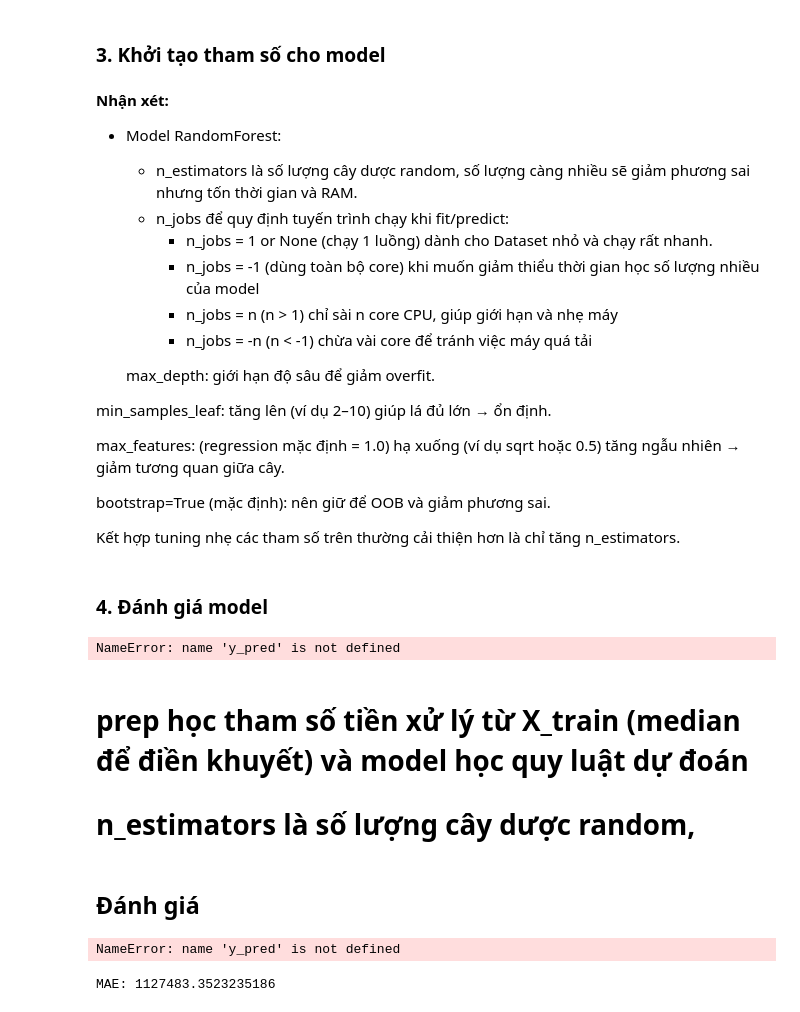
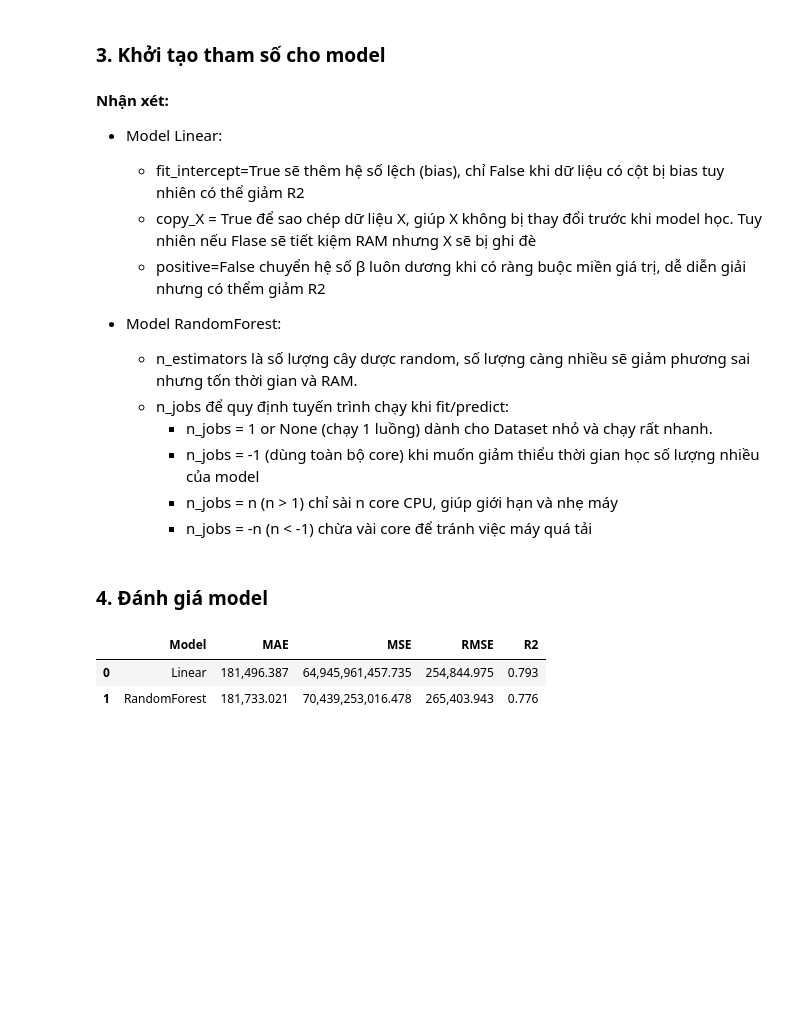
Before and after one commit to aquattda/ML_04, a Jupyter notebook: ML/Supervised/Regression/linear_regression.ipynb, the cells around one changed output. Cells and saved outputs as stored; diff of their text form; code cells hidden in the pictures; blank space fills up the shorter version.

```diff
--- a/ML/Supervised/Regression/linear_regression.ipynb
+++ b/ML/Supervised/Regression/linear_regression.ipynb
@@ -292,20 +317,23 @@ Name: Price, dtype: float64
 # %%
 from sklearn.linear_model import LinearRegression # model Linear
 from sklearn.ensemble import RandomForestRegressor # model RandomForest
-from sklearn.svm import SVR # model support vector machine
 
 # tạo pipline đóng gói toàn bộ model
 def make_pipe(model):
     return Pipeline([("prep", preprocess), ("model", model)]) # prep học tham số tiền xử lý từ X_train (median để điền khuyết) và model học quy luật dự đoán
 
-# cài đặt parameter cho model
+# cài đặt parameter cho model,
 models = {
-    "Linear":       LinearRegression(),
-    "RandomForest": RandomForestRegressor(n_estimators=400, n_jobs=-1),
-    "SVR":          SVR(kernel="rbf", C=2.0, epsilon=0.1),
+    "Linear":       LinearRegression(fit_intercept=True, copy_X=False, positive=False),
+    "RandomForest": RandomForestRegressor(max_depth=3, n_jobs=-1, n_estimators= 300) #
 }
 # %% [markdown]
 **Nhận xét:**
+- Model Linear:
+    - fit_intercept=True sẽ thêm hệ số lệch (bias), chỉ False khi dữ liệu có cột bị bias tuy nhiên có thể giảm R2
+    - copy_X = True để sao chép dữ liệu X, giúp X không bị thay đổi trước khi model học. Tuy nhiên nếu Flase sẽ tiết kiệm RAM nhưng X sẽ bị ghi đè
+    - positive=False chuyển hệ số β luôn dương khi có ràng buộc miền giá trị, dễ diễn giải nhưng có thểm giảm R2
+
 - Model RandomForest:
     - n_estimators là số lượng cây dược random, số lượng càng nhiều sẽ giảm phương sai nhưng tốn thời gian và RAM.
     - n_jobs để quy định tuyến trình chạy khi fit/predict:
@@ -313,39 +341,35 @@ models = {
         - n_jobs = -1 (dùng toàn bộ core) khi muốn giảm thiểu thời gian học số lượng nhiều của model
         - n_jobs = n (n > 1) chỉ sài n core CPU, giúp giới hạn và nhẹ máy
         - n_jobs = -n (n < -1) chừa vài core để tránh việc máy quá tải
-
-
-
-
-    max_depth: giới hạn độ sâu để giảm overfit.
-
-min_samples_leaf: tăng lên (ví dụ 2–10) giúp lá đủ lớn → ổn định.
-
-max_features: (regression mặc định = 1.0) hạ xuống (ví dụ sqrt hoặc 0.5) tăng ngẫu nhiên → giảm tương quan giữa cây.
-
-bootstrap=True (mặc định): nên giữ để OOB và giảm phương sai.
-
-Kết hợp tuning nhẹ các tham số trên thường cải thiện hơn là chỉ tăng n_estimators.
 # %% [markdown]
 ### 4. Đánh giá model
 # %%
 from sklearn.metrics import mean_absolute_error, mean_squared_error, r2_score
-
+rows = []
 for name, mdl in models.items():
     pipe = make_pipe(mdl).fit(X_train, y_train) # train model
-    pred = pipe.predict(X_test) # kết quả sau khi train
+    y_pred = pipe.predict(X_test) # kết quả sau khi train
 
+    # Đánh giá
     mae = mean_absolute_error(y_test, y_pred) #y_test gia tri thuc, y_pre cho danh gia
     mse = mean_squared_error(y_test, y_pred) # loss model (*) > mae = dao ham () -> Xác định một biến nó tăng/ giảm ở một thời điểm nhất định
     rmse = np.sqrt(mse) # root mean square
-    r2 = r2_score(y_test, y_pred) #r2 = accuracy model (*) => Linear best
+    r2 = r2_score(y_test, y_pred)
 
-    rmse = np.sqrt(((pred - yte)**2).mean())
-    print(f"{name}: RMSE={rmse:,.0f}")
+    #
+    rows.append({
+    "Model": name,
+    "MAE": mae,
+    "MSE": mse,
+    "RMSE": rmse,
+    "R2": r2
+    })
+
+results_df = (pd.DataFrame(rows).loc[:, ["Model", "MAE", "MSE", "RMSE", "R2"]].sort_values("RMSE", ascending=True))
+# xuat
+with pd.option_context("display.float_format", lambda x: f"{x:,.3f}"):
+    display(results_df)
 # %% [output]
-NameError: name 'y_pred' is not defined
+|  | Model | MAE | MSE | RMSE | R2 |
+| 0 | Linear | 181,496.387 | 64,945,961,457.735 | 254,844.975 | 0.793 |
+| 1 | RandomForest | 181,733.021 | 70,439,253,016.478 | 265,403.943 | 0.776 |
-# %% [markdown]
-# prep học tham số tiền xử lý từ X_train (median để điền khuyết) và model học quy luật dự đoán
-# n_estimators là số lượng cây dược random,
-# %% [markdown]
-## **Đánh giá**
@@ -355,11 +375,0 @@ from sklearn.metrics import mean_absolute_error, mean_squared_error, r2_score
-# %%
-mae = mean_absolute_error(y_test, y_pred) #y_test gia tri thuc, y_pre cho danh gia
-mse = mean_squared_error(y_test, y_pred) # loss model (*) > mae = dao ham () -> Xác định một biến nó tăng/ giảm ở một thời điểm nhất định
-rmse = np.sqrt(mse) # root mean square
-r2 = r2_score(y_test, y_pred) #r2 = accuracy model (*) => Linear best
-# %% [output]
-NameError: name 'y_pred' is not defined
-# %%
-print(f"MAE: {mae}")
-# %% [output]
-MAE: 1127483.3523235186
```
Also changed, not shown: parts of 11 cells of this notebook, 2 other files.
